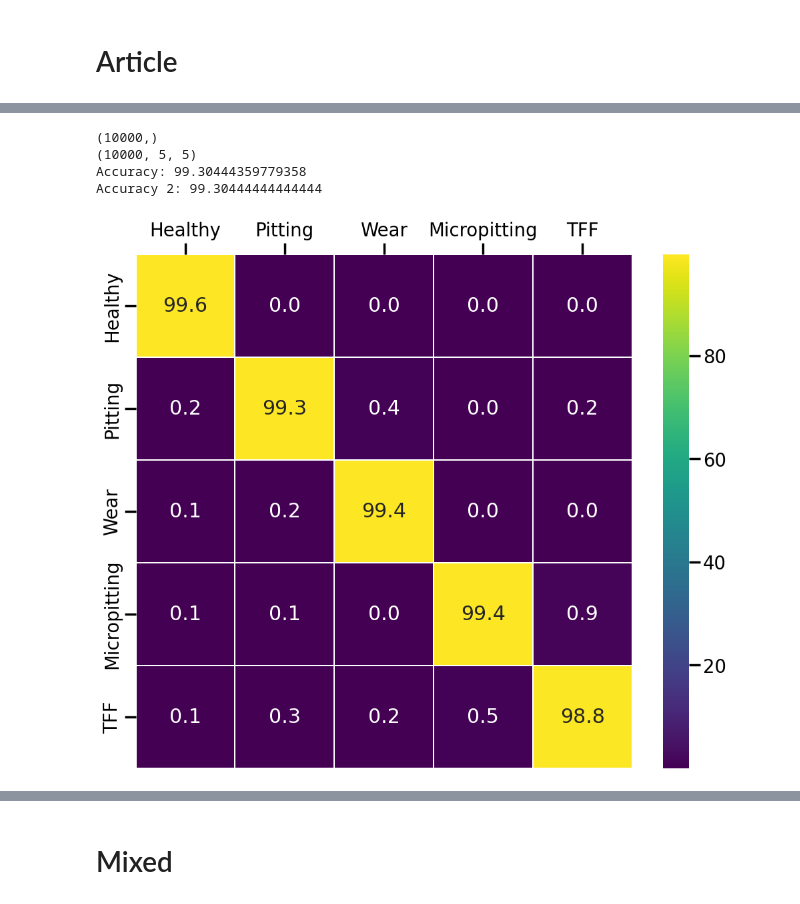
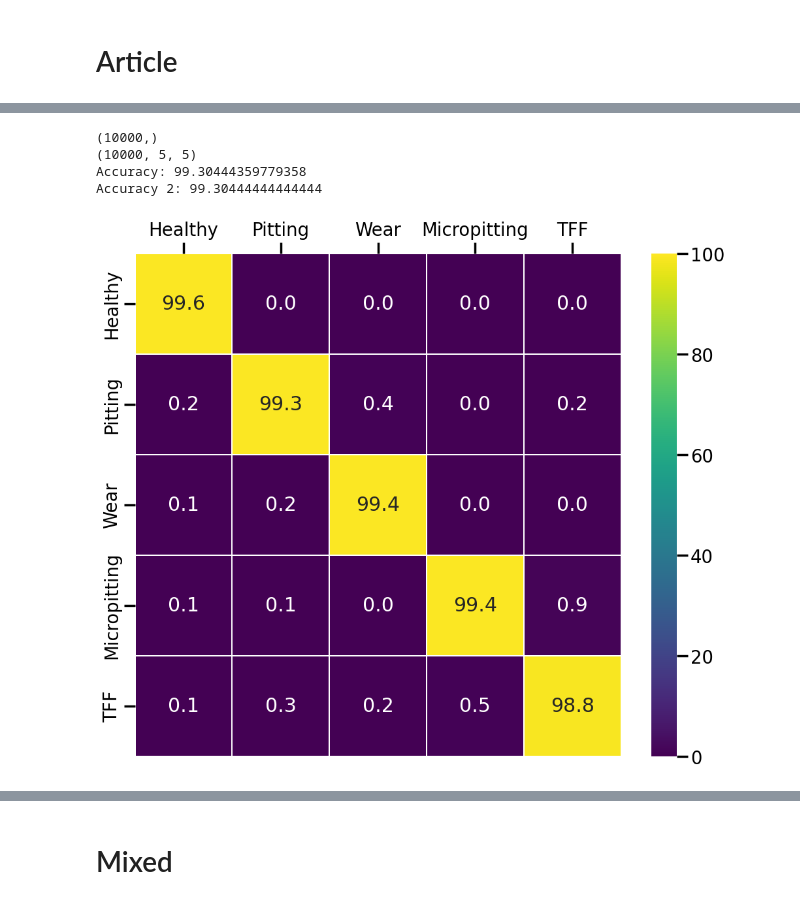
Before and after one commit to 4llu/rapid-deployment, a Jupyter notebook: reports/processed/rapid_classification_results.ipynb, the cells around one changed output, grey strips where cells are left out. Saved outputs shown, nothing was run; the diff lists cells and outputs as text; code cells hidden in the pictures.

```diff
--- a/reports/processed/rapid_classification_results.ipynb
+++ b/reports/processed/rapid_classification_results.ipynb
@@ -7,3 +7,6 @@ import numpy as np
 import seaborn as sns
 # %%
 sns.set_context("poster", font_scale=0.9)
+plt.rcParams["svg.fonttype"] = "none"
+
+print(sns.color_palette().as_hex())
@@ -67,34 +88,37 @@ data = joblib.load(
 print(data["accuracies"].shape)
 print(data["cfs"].shape)
 
 print("Accuracy:", data["accuracies"].mean() * 100)
 
 categories = ["Healthy", "Pitting", "Wear", "Micropitting", "TFF"]
 
 cf = data["cfs"].sum(axis=0)
 cf = cf / cf.sum(axis=0) * 100
 print("Accuracy 2:", np.diag(cf).mean())  # Verifiation
 
 fig, axs = plt.subplots(figsize=(12, 10))
 
 g = sns.heatmap(
     cf,
     annot=True,
     fmt=".1f",
     linewidth=0.3,
     xticklabels=categories,
     yticklabels=categories,
+    vmin=0,
+    vmax=100,
     cmap="viridis",
 )
 
 axs.xaxis.set_ticks_position("top")
 axs.xaxis.set_label_position("top")
+plt.savefig("images/RC_AGFD_A3_CF.svg")
 # %% [output]
 (10000,)
 (10000, 5, 5)
 Accuracy: 99.30444359779358
 Accuracy 2: 99.30444444444444
-[figure, old version]
+[figure, new version]
 # %%
 data = joblib.load(
     os.path.join(
```
Also changed, not shown: parts of 9 cells of this notebook, 3 other files.
